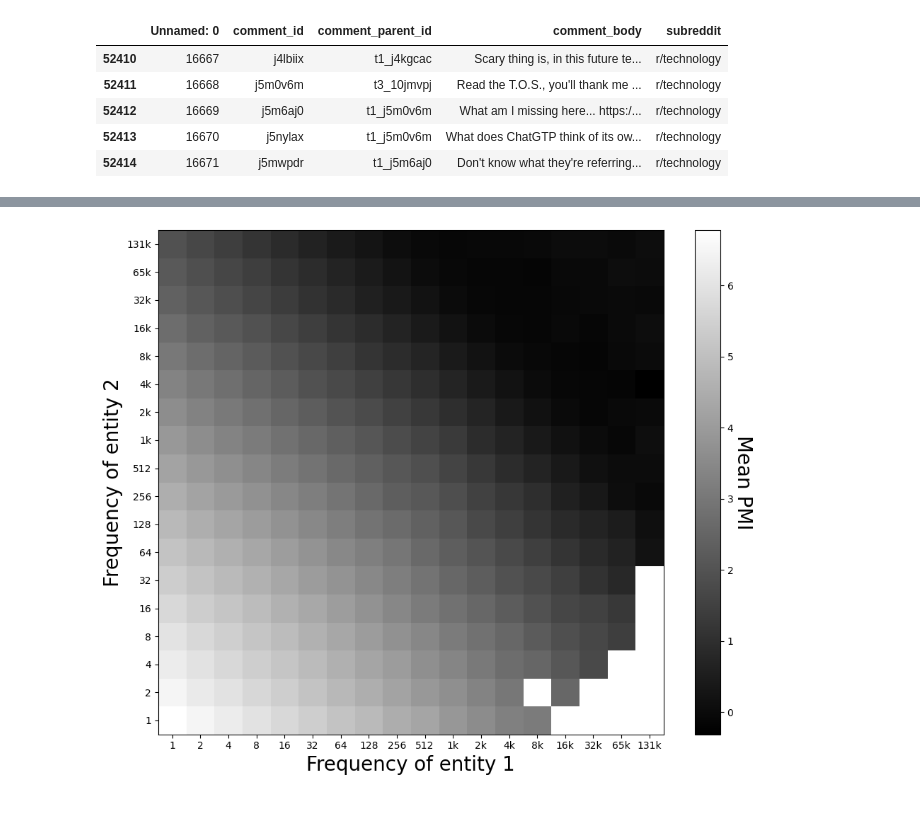
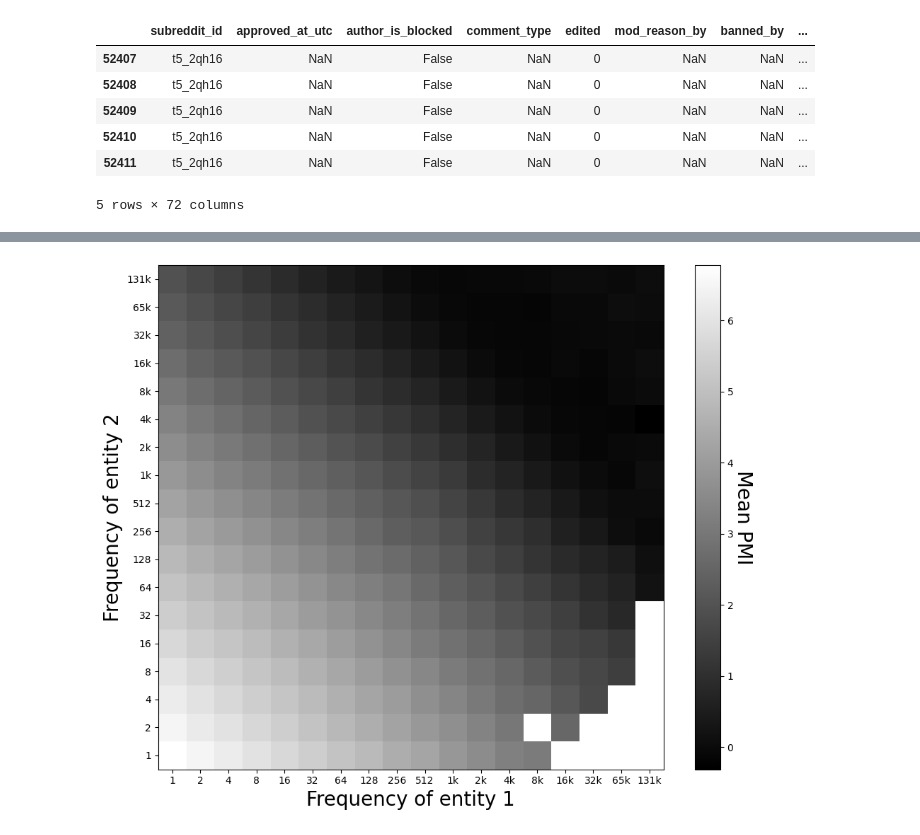
Before and after one commit to KasperFyhn/narrativegraphs, a Jupyter notebook: examples/micro-narratives/chatgpt-reddit-analysis.ipynb, the cells around one changed output, grey strips where cells are left out. Cells and saved outputs as stored; diff of their text form; code cells hidden in the pictures.

Commit message:
Fetching extra metadata for ChatGPT Reddit comments and some fixes in visualizer

```diff
--- a/examples/micro-narratives/chatgpt-reddit-analysis.ipynb
+++ b/examples/micro-narratives/chatgpt-reddit-analysis.ipynb
@@ -1,21 +1,17 @@
 # %%
-from kagglehub import KaggleDatasetAdapter
 import os
-import kagglehub
 import pandas as pd
 
-# Download latest version
-data = (kagglehub.dataset_load(
-    KaggleDatasetAdapter.PANDAS,
-    "armitaraz/chatgpt-reddit",
-    "chatgpt-reddit-comments.csv")
-        .dropna())
+from ignored.demo import timestamps
+
+data = pd.read_json("input/chatgpt-reddit-comments.jsonl", lines=True)
 
 data.tail()
 # %% [output]
-|  | Unnamed: 0 | comment_id | comment_parent_id | comment_body | subreddit |
-| 52410 | 16667 | j4lbiix | t1_j4kgcac | Scary thing is, in this future te... | r/technology |
-| 52411 | 16668 | j5m0v6m | t3_10jmvpj | Read the T.O.S., you'll thank me ... | r/technology |
-| 52412 | 16669 | j5m6aj0 | t1_j5m0v6m | What am I missing here... https:/... | r/technology |
-| 52413 | 16670 | j5nylax | t1_j5m0v6m | What does ChatGTP think of its ow... | r/technology |
-| 52414 | 16671 | j5mwpdr | t1_j5m6aj0 | Don't know what they're referring... | r/technology |
+|  | subreddit_id | approved_at_utc | author_is_blocked | comment_type | edited | mod_reason_by | banned_by | ... |
+| 52407 | t5_2qh16 | NaN | False | NaN | 0 | NaN | NaN | ... |
+| 52408 | t5_2qh16 | NaN | False | NaN | 0 | NaN | NaN | ... |
+| 52409 | t5_2qh16 | NaN | False | NaN | 0 | NaN | NaN | ... |
+| 52410 | t5_2qh16 | NaN | False | NaN | 0 | NaN | NaN | ... |
+| 52411 | t5_2qh16 | NaN | False | NaN | 0 | NaN | NaN | ... |
+5 rows × 72 columns
```
Also changed, not shown: parts of 6 cells of this notebook, 10 other files.
